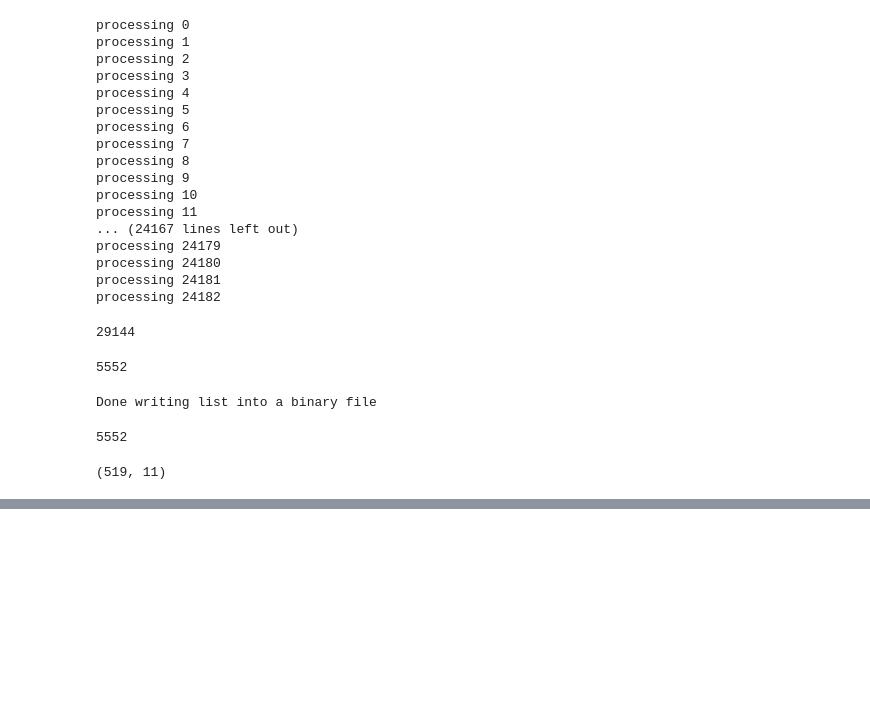
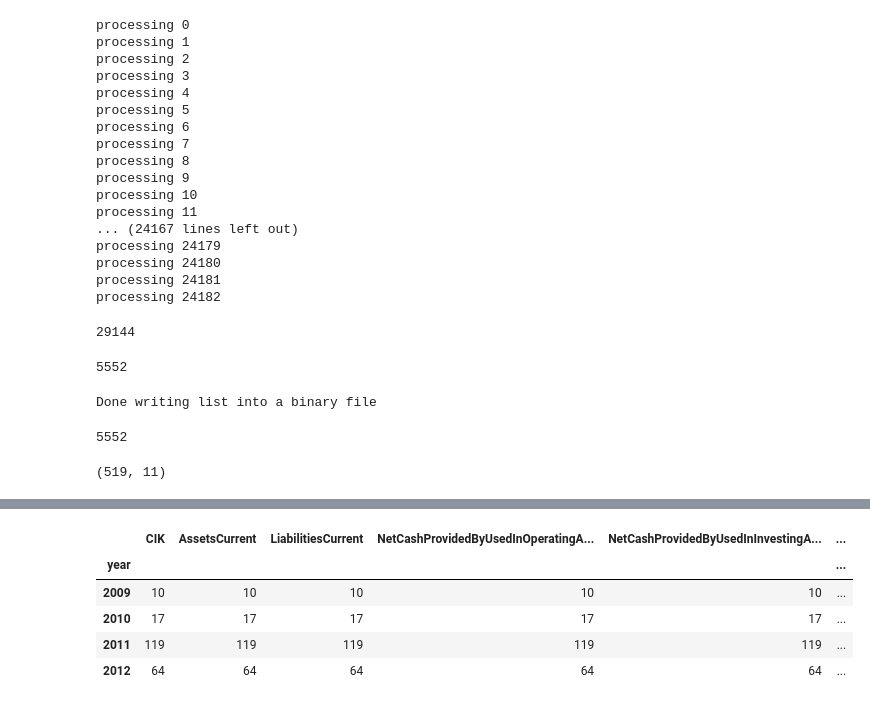
Before and after one commit to zpollats/LongTermStockPerformancePrediction, a Jupyter notebook: working_notebook.ipynb, the cells around one changed output, grey strips where cells are left out. Drawn from its saved outputs; the diff is of its cells as text; code cells hidden in the pictures; blank space fills up the shorter version.

```diff
--- a/working_notebook.ipynb
+++ b/working_notebook.ipynb
@@ -386,0 +425,9 @@ IndexError: index 0 is out of bounds for axis 0 with size 0
+# %%
+df.groupby('year').count()
+# %% [output]
+|  | CIK | AssetsCurrent | LiabilitiesCurrent | NetCashProvidedByUsedInOperatingA... | NetCashProvidedByUsedInInvestingA... | ... |
+| year |  |  |  |  |  | ... |
+| 2009 | 10 | 10 | 10 | 10 | 10 | ... |
+| 2010 | 17 | 17 | 17 | 17 | 17 | ... |
+| 2011 | 119 | 119 | 119 | 119 | 119 | ... |
+| 2012 | 64 | 64 | 64 | 64 | 64 | ... |
```
Also changed, not shown: parts of 58 cells of this notebook, 12 other files.
